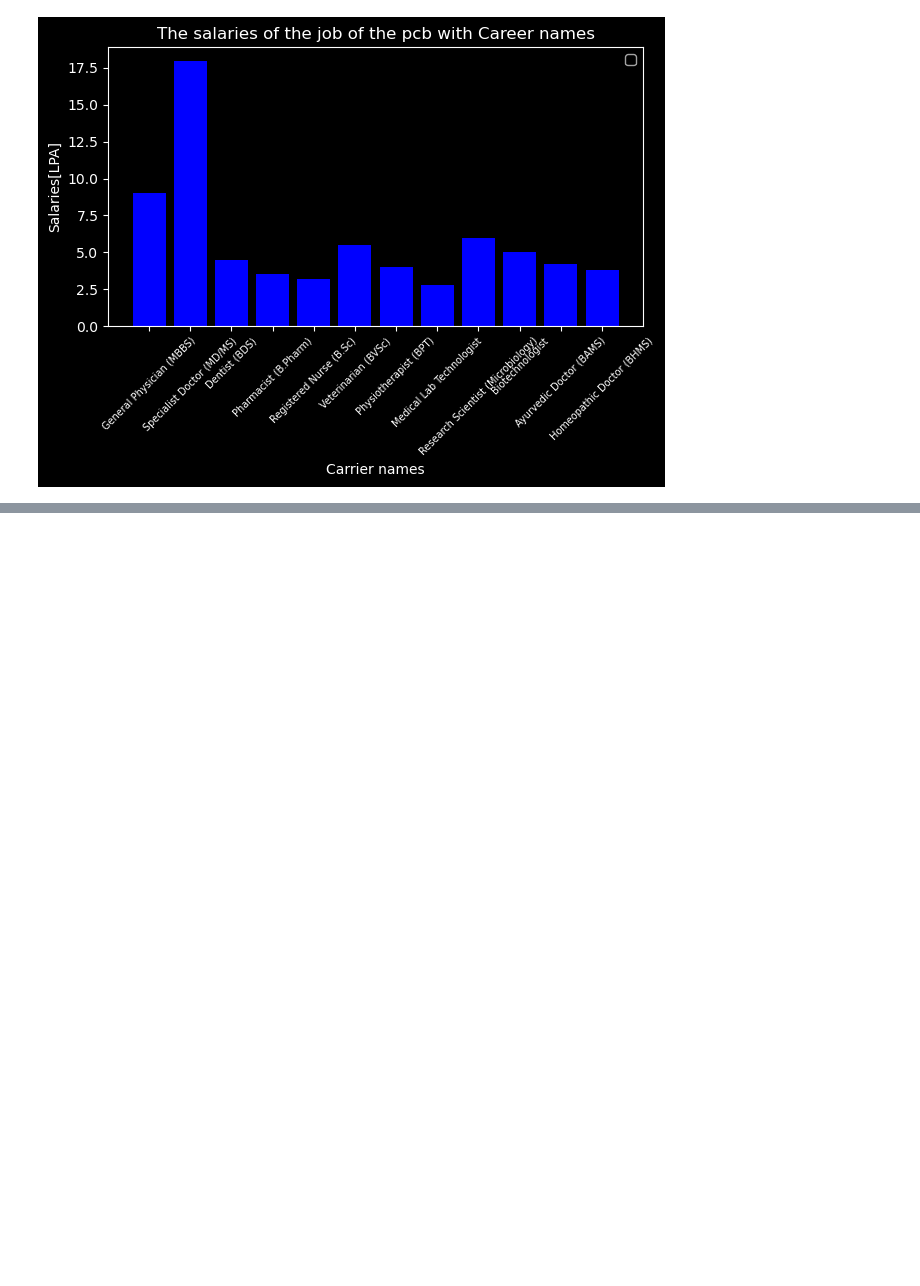
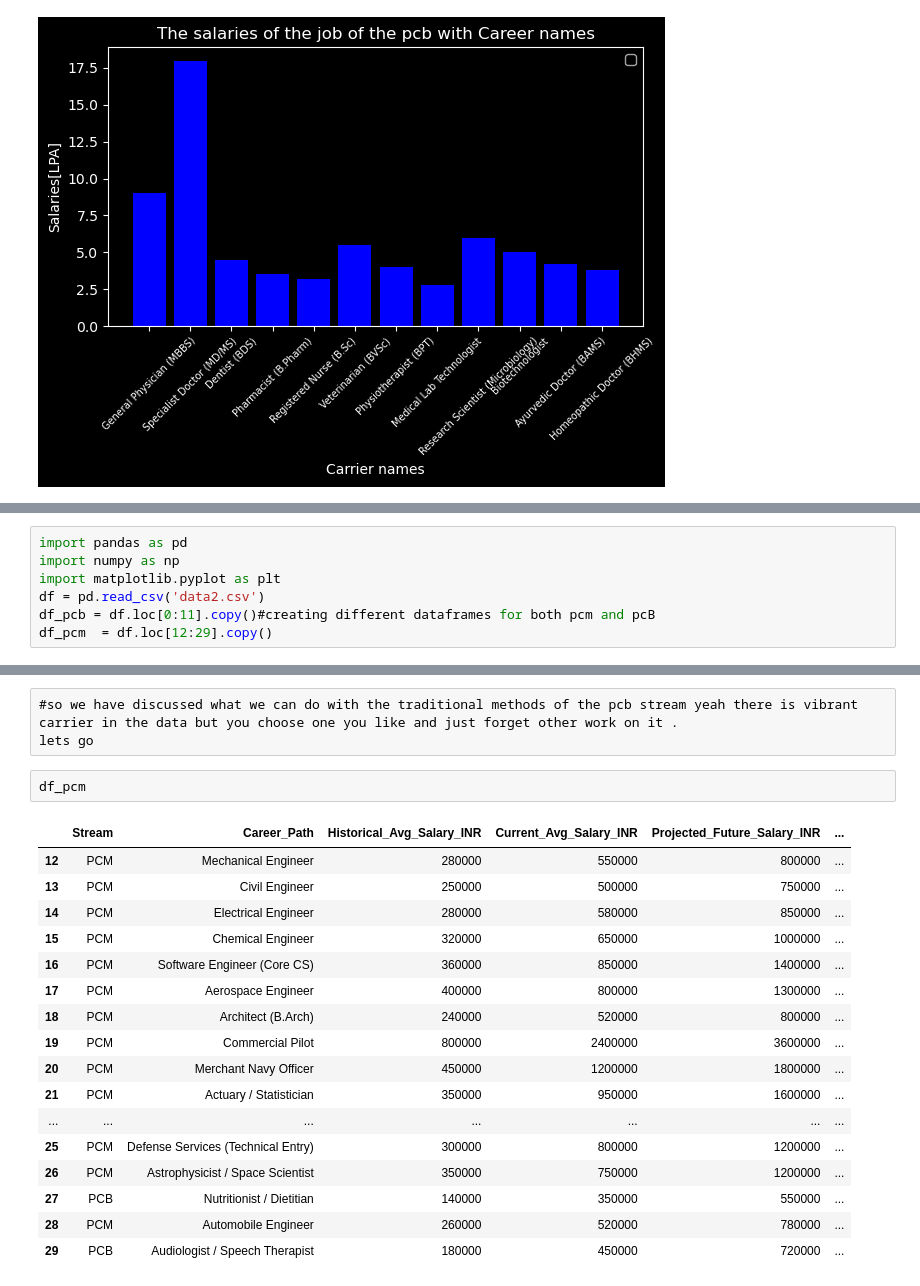
Before and after one commit to Venux09/Carrier-analysis-project, a Jupyter notebook: science stream deep analysis/science_stream_second_page.ipynb, the cells around one changed output, grey strips where cells are left out. Drawn from its saved outputs; the diff is of its cells as text; blank space fills up the shorter version.

```diff
--- a/science stream deep analysis/science_stream_second_page.ipynb
+++ b/science stream deep analysis/science_stream_second_page.ipynb
@@ -124,0 +143,7 @@ plt.style.use('dark_background')
+# %%
+import pandas as pd
+import numpy as np
+import matplotlib.pyplot as plt
+df = pd.read_csv('data2.csv')
+df_pcb = df.loc[0:11].copy()#creating different dataframes for both pcm and pcB
+df_pcm  = df.loc[12:29].copy()
@@ -124,0 +187,23 @@ plt.style.use('dark_background')
+# %% [raw]
+#so we have discussed what we can do with the traditional methods of the pcb stream yeah there is vibrant carrier in the data but you choose one you like and just forget other work on it .
+lets go
+# %%
+df_pcm
+# %% [output]
+|  | Stream | Career_Path | Historical_Avg_Salary_INR | Current_Avg_Salary_INR | Projected_Future_Salary_INR | ... |
+| 12 | PCM | Mechanical Engineer | 280000 | 550000 | 800000 | ... |
+| 13 | PCM | Civil Engineer | 250000 | 500000 | 750000 | ... |
+| 14 | PCM | Electrical Engineer | 280000 | 580000 | 850000 | ... |
+| 15 | PCM | Chemical Engineer | 320000 | 650000 | 1000000 | ... |
+| 16 | PCM | Software Engineer (Core CS) | 360000 | 850000 | 1400000 | ... |
+| 17 | PCM | Aerospace Engineer | 400000 | 800000 | 1300000 | ... |
+| 18 | PCM | Architect (B.Arch) | 240000 | 520000 | 800000 | ... |
+| 19 | PCM | Commercial Pilot | 800000 | 2400000 | 3600000 | ... |
+| 20 | PCM | Merchant Navy Officer | 450000 | 1200000 | 1800000 | ... |
+| 21 | PCM | Actuary / Statistician | 350000 | 950000 | 1600000 | ... |
+| ... | ... | ... | ... | ... | ... | ... |
+| 25 | PCM | Defense Services (Technical Entry) | 300000 | 800000 | 1200000 | ... |
+| 26 | PCM | Astrophysicist / Space Scientist | 350000 | 750000 | 1200000 | ... |
+| 27 | PCB | Nutritionist / Dietitian | 140000 | 350000 | 550000 | ... |
+| 28 | PCM | Automobile Engineer | 260000 | 520000 | 780000 | ... |
+| 29 | PCB | Audiologist / Speech Therapist | 180000 | 450000 | 720000 | ... |
```
Also changed, not shown: parts of 6 cells of this notebook, 1 other file.
